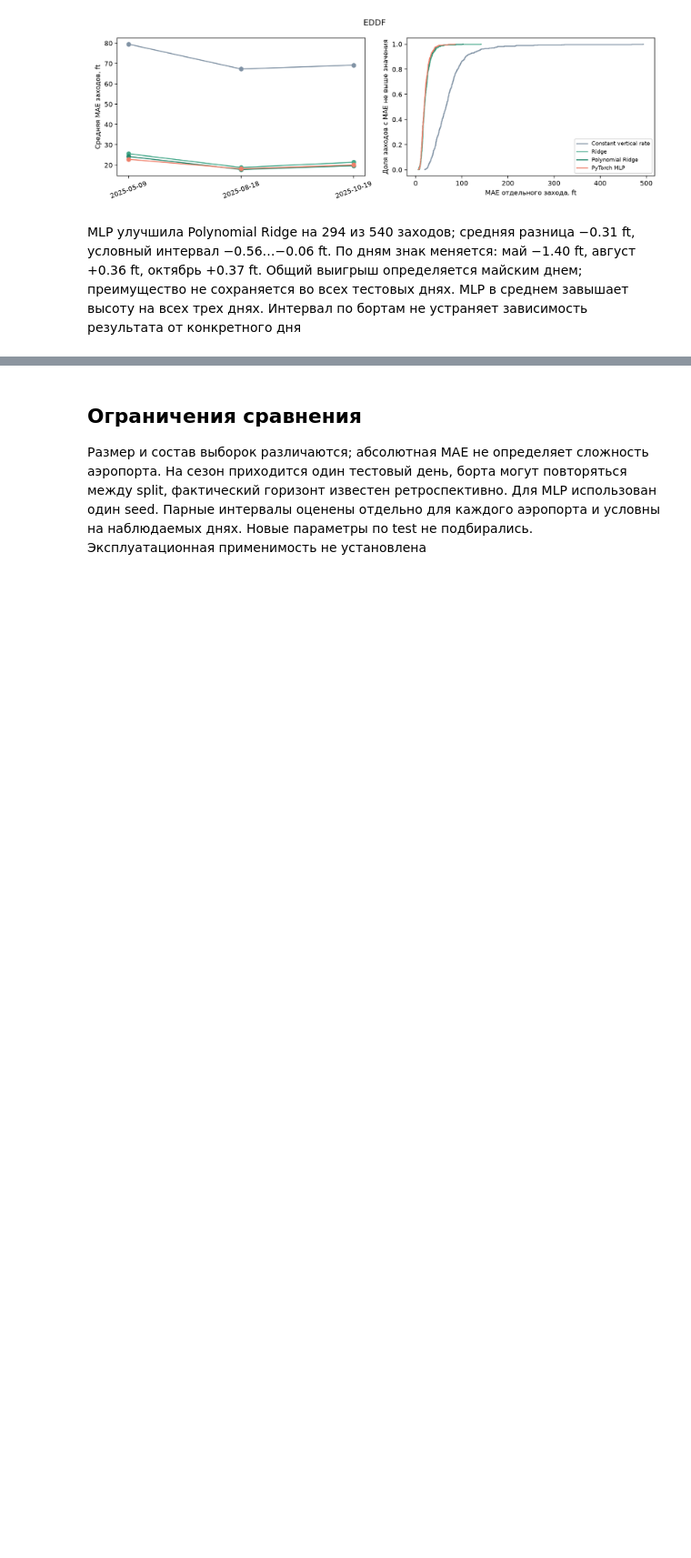
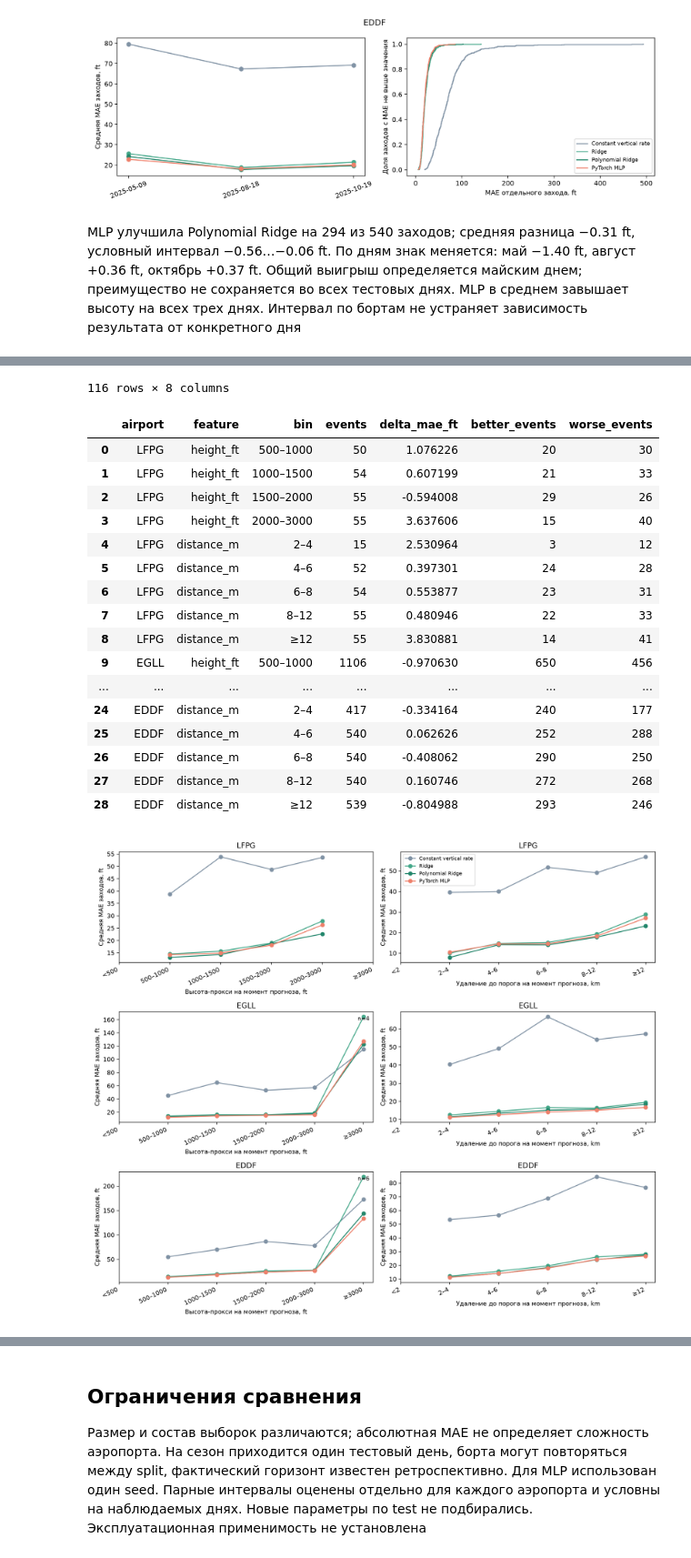
Before and after one commit to steptovictory-dev/Approach-Risk-ver.-1.2, a Jupyter notebook: notebooks/02_three_airports.ipynb, the cells around one changed output, grey strips where cells are left out. Shown at 91% size. Cells and saved outputs as stored; diff of their text form; code cells hidden in the pictures; blank space fills up the shorter version.

Commit message:
Analyze frozen model errors by altitude and threshold distance

```diff
--- a/notebooks/02_three_airports.ipynb
+++ b/notebooks/02_three_airports.ipynb
@@ -170,0 +175,7 @@ MLP улучшила Polynomial Ridge на 294 из 540 заходов; сред
+# %%
+# Показываем ошибки, размеры групп и парные разницы фиксированных моделей
+display(pd.read_csv(root / "reports/phase_errors.csv"))
+display(pd.read_csv(root / "reports/phase_paired_errors.csv"))
+display(Image(filename=str(root / "reports/phase_mae.png")))
+display(Image(filename=str(root / "reports/phase_delta.png")))
+# %% [output]
@@ -170,0 +194,19 @@ MLP улучшила Polynomial Ridge на 294 из 540 заходов; сред
+116 rows × 8 columns
+|  | airport | feature | bin | events | delta_mae_ft | better_events | worse_events |
+| 0 | LFPG | height_ft | 500–1000 | 50 | 1.076226 | 20 | 30 |
+| 1 | LFPG | height_ft | 1000–1500 | 54 | 0.607199 | 21 | 33 |
+| 2 | LFPG | height_ft | 1500–2000 | 55 | -0.594008 | 29 | 26 |
+| 3 | LFPG | height_ft | 2000–3000 | 55 | 3.637606 | 15 | 40 |
+| 4 | LFPG | distance_m | 2–4 | 15 | 2.530964 | 3 | 12 |
+| 5 | LFPG | distance_m | 4–6 | 52 | 0.397301 | 24 | 28 |
+| 6 | LFPG | distance_m | 6–8 | 54 | 0.553877 | 23 | 31 |
+| 7 | LFPG | distance_m | 8–12 | 55 | 0.480946 | 22 | 33 |
+| 8 | LFPG | distance_m | ≥12 | 55 | 3.830881 | 14 | 41 |
+| 9 | EGLL | height_ft | 500–1000 | 1106 | -0.970630 | 650 | 456 |
+| ... | ... | ... | ... | ... | ... | ... | ... |
+| 24 | EDDF | distance_m | 2–4 | 417 | -0.334164 | 240 | 177 |
+| 25 | EDDF | distance_m | 4–6 | 540 | 0.062626 | 252 | 288 |
+| 26 | EDDF | distance_m | 6–8 | 540 | -0.408062 | 290 | 250 |
+| 27 | EDDF | distance_m | 8–12 | 540 | 0.160746 | 272 | 268 |
+| 28 | EDDF | distance_m | ≥12 | 539 | -0.804988 | 293 | 246 |
+[figure, added]
```
Also changed, not shown: parts of 3 cells of this notebook, 13 other files.
